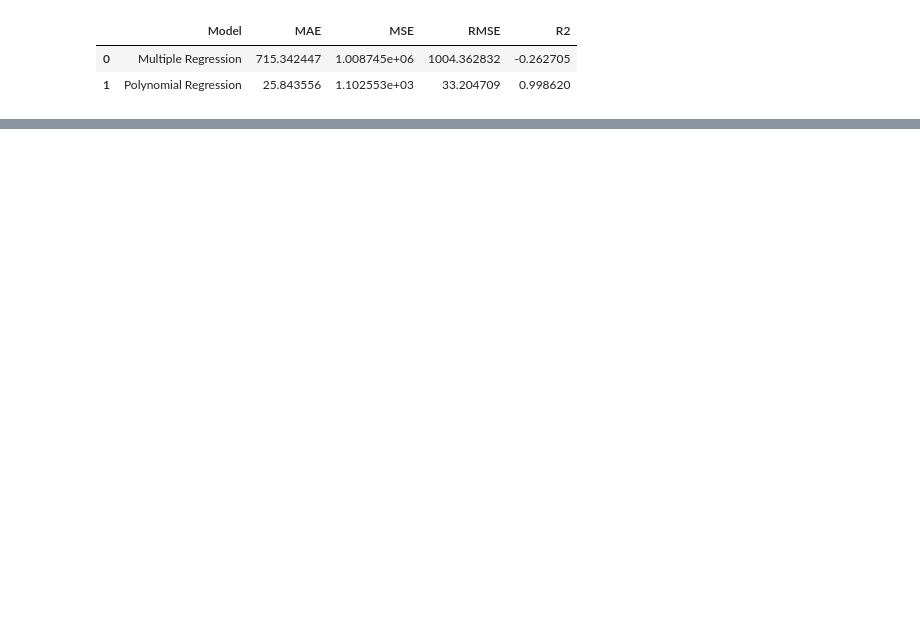
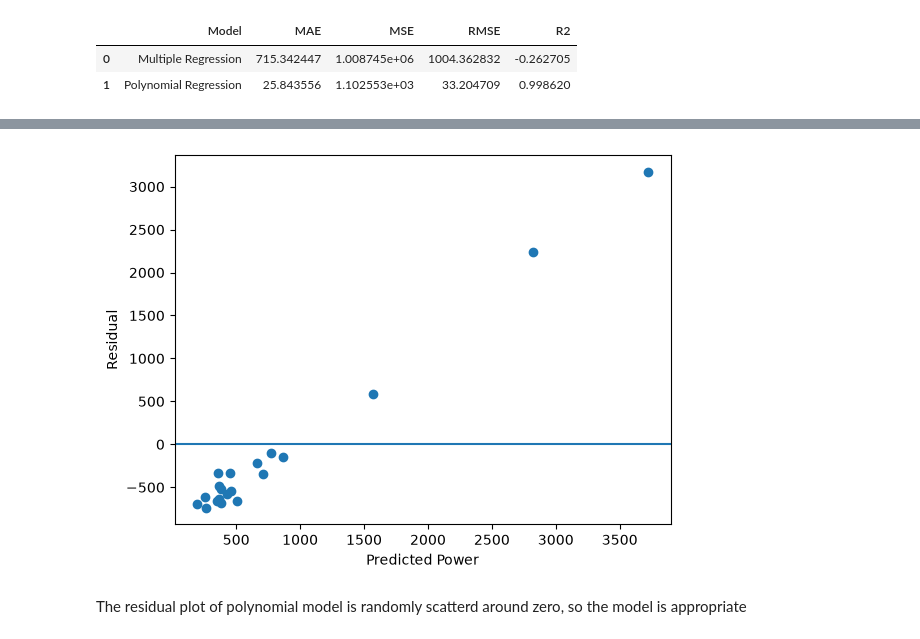
Before and after one commit to iamniloy01/Machine-Learning-Project, a Jupyter notebook: ML Algorithms/Polynomial Regression.ipynb, the cells around one changed output, grey strips where cells are left out. Saved outputs shown, nothing was run; the diff lists cells and outputs as text; code cells hidden in the pictures; blank space fills up the shorter version.

Commit message:
Add polynomial regression

```diff
--- a/ML Algorithms/Polynomial Regression.ipynb
+++ b/ML Algorithms/Polynomial Regression.ipynb
@@ -181,0 +210,12 @@ results
+# %%
+#Polynomial model
+residual_polynomial = y_test-y_poly_pred
+plt.scatter(y_poly_pred,residual_linear)
+plt.axhline(y=0) #axis horiontal line
+plt.xlabel('Predicted Power')
+plt.ylabel('Residual')
+plt.show()
+# %% [output]
+[figure, added]
+# %% [markdown]
+The residual plot of polynomial model is randomly scatterd around zero, so the model is appropriate
```
Also changed, not shown: parts of 16 cells of this notebook.
